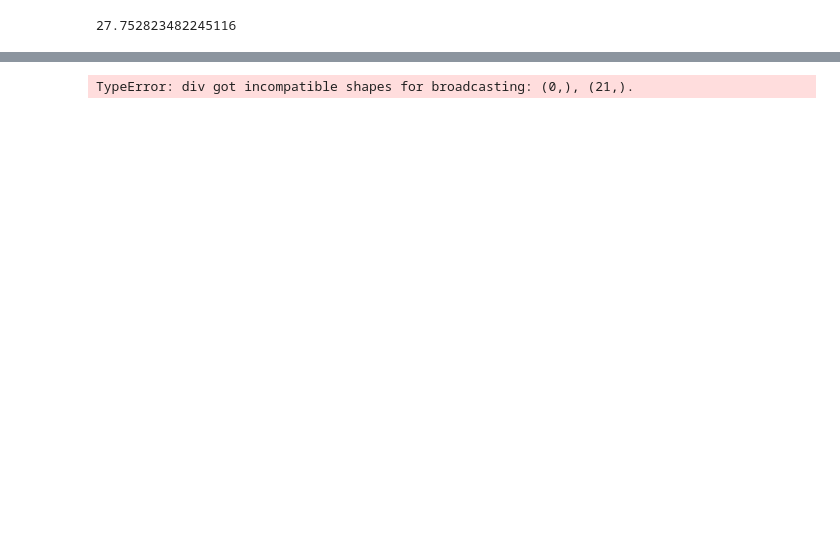
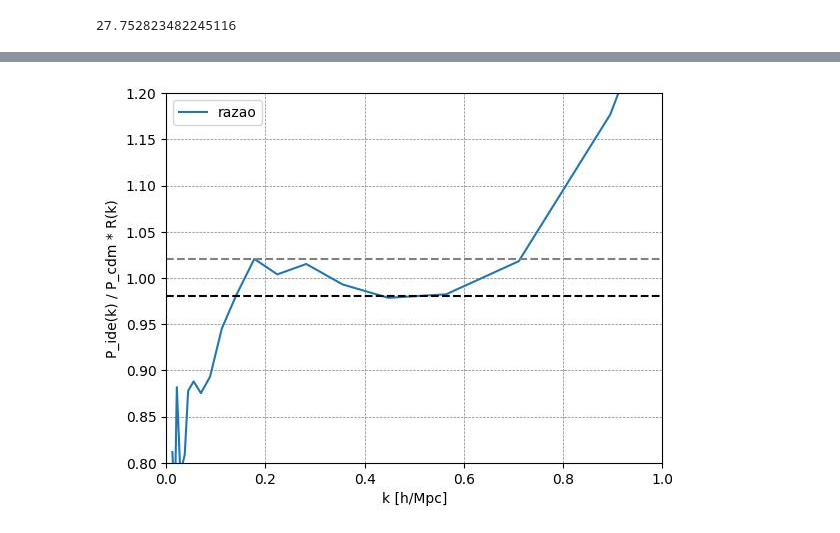
Before and after one commit to pvinig/pmwd, a Jupyter notebook: docs/notebooks/xi.ipynb, the cells around one changed output, grey strips where cells are left out. Saved outputs shown, nothing was run; the diff lists cells and outputs as text; code cells hidden in the pictures; blank space fills up the shorter version.

```diff
--- a/docs/notebooks/xi.ipynb
+++ b/docs/notebooks/xi.ipynb
@@ -139,19 +141,19 @@ plt.show()
 # %%
-r = 0.0410 * P_ref**1.2583
+r = 0.167 * P_ref**1.1045
 
-r1 = p1 / r
+r1 = p_r / r
 fig, ax = plt.subplots()
-ax.plot(k1, r1, label='cosmo R')
+ax.plot(k_r, r1, label='razao')
 
 ax.set_xlim(0 , 1)
 ax.set_ylim(0.8 , 1.2)
 ax.set_xlabel('k [h/Mpc]')
-ax.set_ylabel('P_ide(k) / P_cdm(k)')
+ax.set_ylabel('P_ide(k) / P_cdm * R(k)')
 ax.axhline(1.02, color='gray', linestyle='--')
 ax.axhline(0.98, color='black', linestyle='--')
 ax.legend()
 plt.grid(True, which='both', ls='--', lw=0.5, color='gray')
 plt.show()
 # %% [output]
-TypeError: div got incompatible shapes for broadcasting: (0,), (21,).
+[figure, added]
 # %%
```
Also changed, not shown: parts of 9 cells of this notebook, 3 other files.
